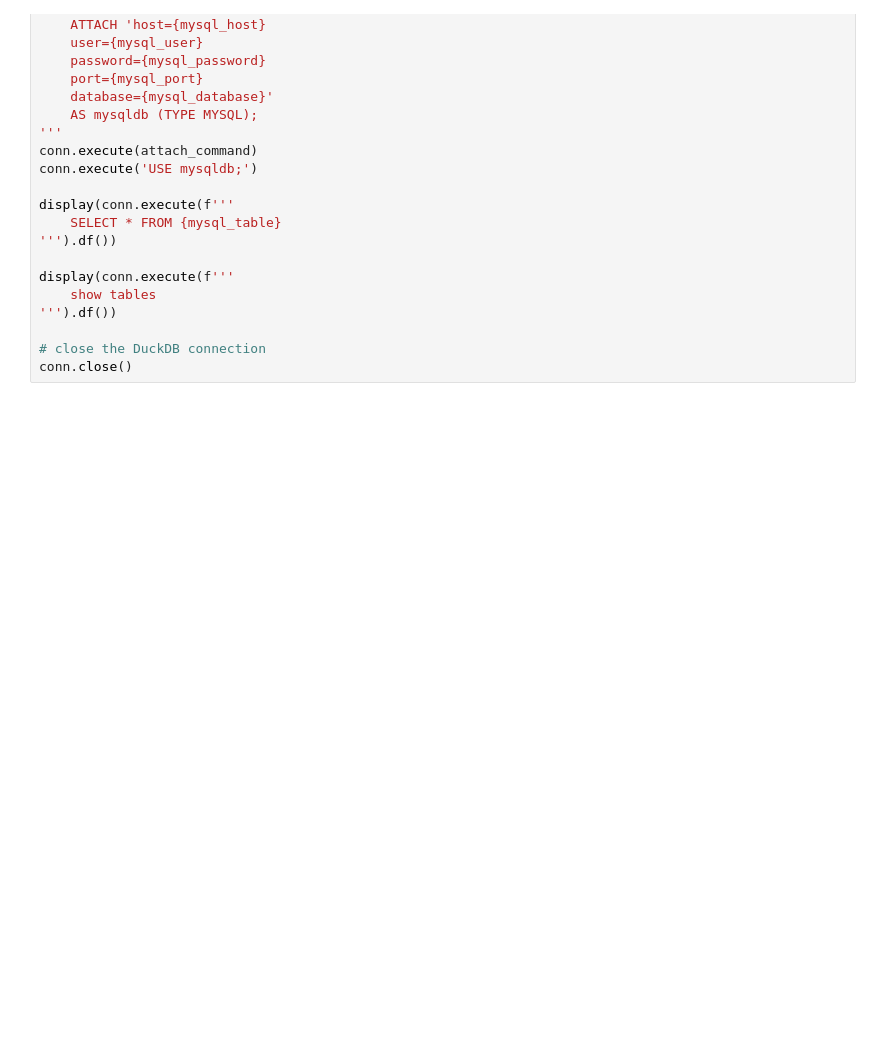
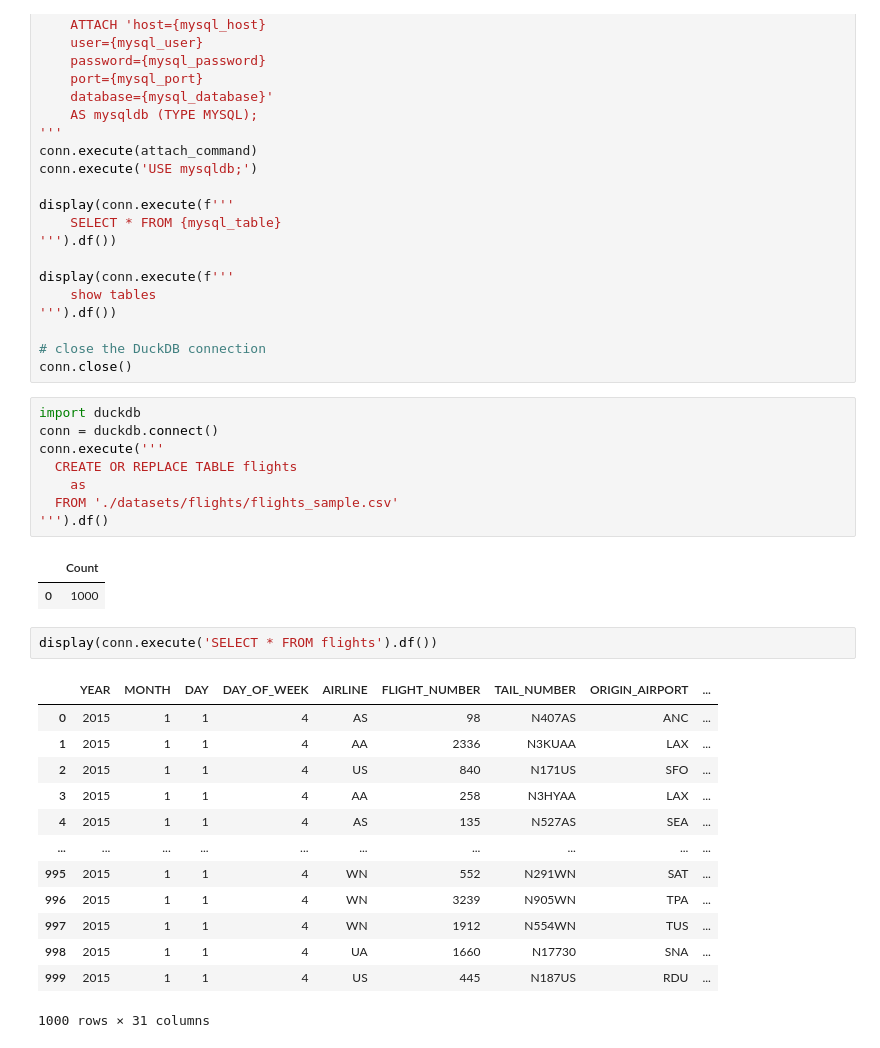
Before and after one commit to pranamg/duckdb-up-and-running, a Jupyter notebook: Chapter_2.ipynb, the cells around one changed output. Saved outputs shown, nothing was run; the diff lists cells and outputs as text; blank space fills up the shorter version.

```diff
--- a/Chapter_2.ipynb
+++ b/Chapter_2.ipynb
@@ -545,3 +545,30 @@ display(conn.execute(f'''
 
 # close the DuckDB connection
 conn.close()
+# %%
+import duckdb
+conn = duckdb.connect()
+conn.execute('''
+  CREATE OR REPLACE TABLE flights
+    as
+  FROM './datasets/flights/flights_sample.csv'
+''').df()
+# %% [output]
+|  | Count |
+| 0 | 1000 |
+# %%
+display(conn.execute('SELECT * FROM flights').df())
+# %% [output]
+|  | YEAR | MONTH | DAY | DAY_OF_WEEK | AIRLINE | FLIGHT_NUMBER | TAIL_NUMBER | ORIGIN_AIRPORT | ... |
+| 0 | 2015 | 1 | 1 | 4 | AS | 98 | N407AS | ANC | ... |
+| 1 | 2015 | 1 | 1 | 4 | AA | 2336 | N3KUAA | LAX | ... |
+| 2 | 2015 | 1 | 1 | 4 | US | 840 | N171US | SFO | ... |
+| 3 | 2015 | 1 | 1 | 4 | AA | 258 | N3HYAA | LAX | ... |
+| 4 | 2015 | 1 | 1 | 4 | AS | 135 | N527AS | SEA | ... |
+| ... | ... | ... | ... | ... | ... | ... | ... | ... | ... |
+| 995 | 2015 | 1 | 1 | 4 | WN | 552 | N291WN | SAT | ... |
+| 996 | 2015 | 1 | 1 | 4 | WN | 3239 | N905WN | TPA | ... |
+| 997 | 2015 | 1 | 1 | 4 | WN | 1912 | N554WN | TUS | ... |
+| 998 | 2015 | 1 | 1 | 4 | UA | 1660 | N17730 | SNA | ... |
+| 999 | 2015 | 1 | 1 | 4 | US | 445 | N187US | RDU | ... |
+1000 rows × 31 columns
```
Also changed, not shown: parts of 1 cell of this notebook, 2 other files.
